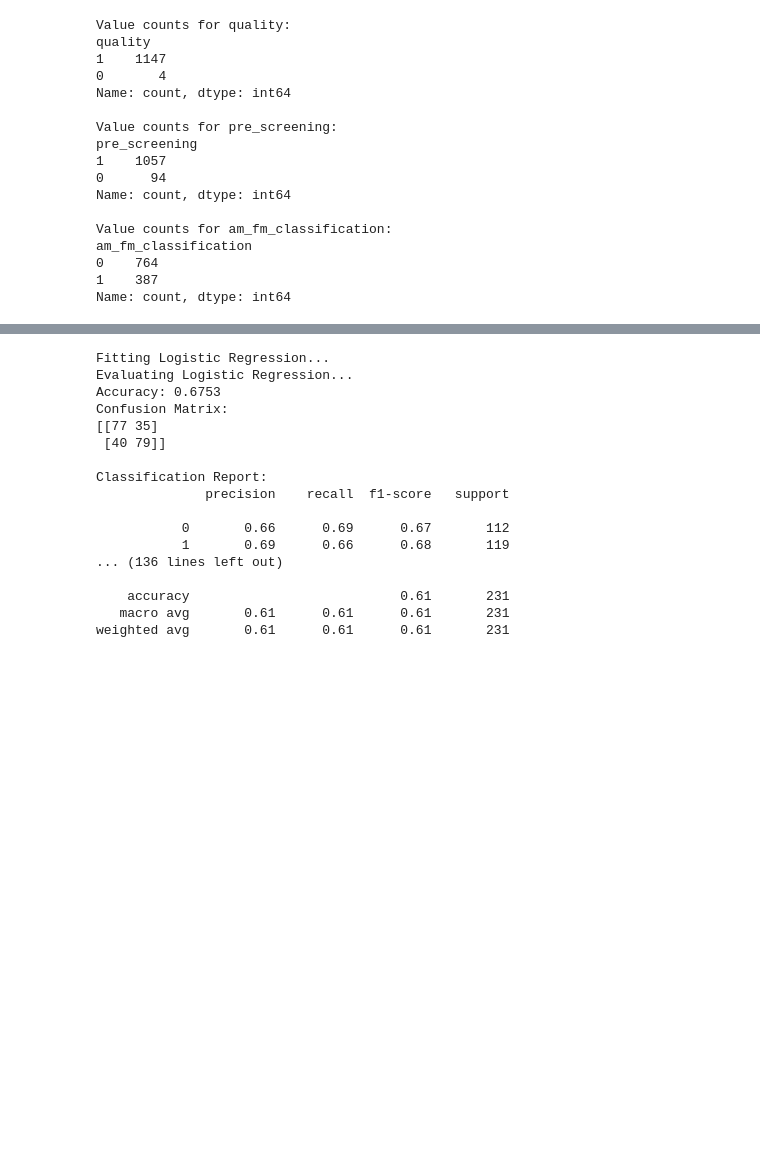
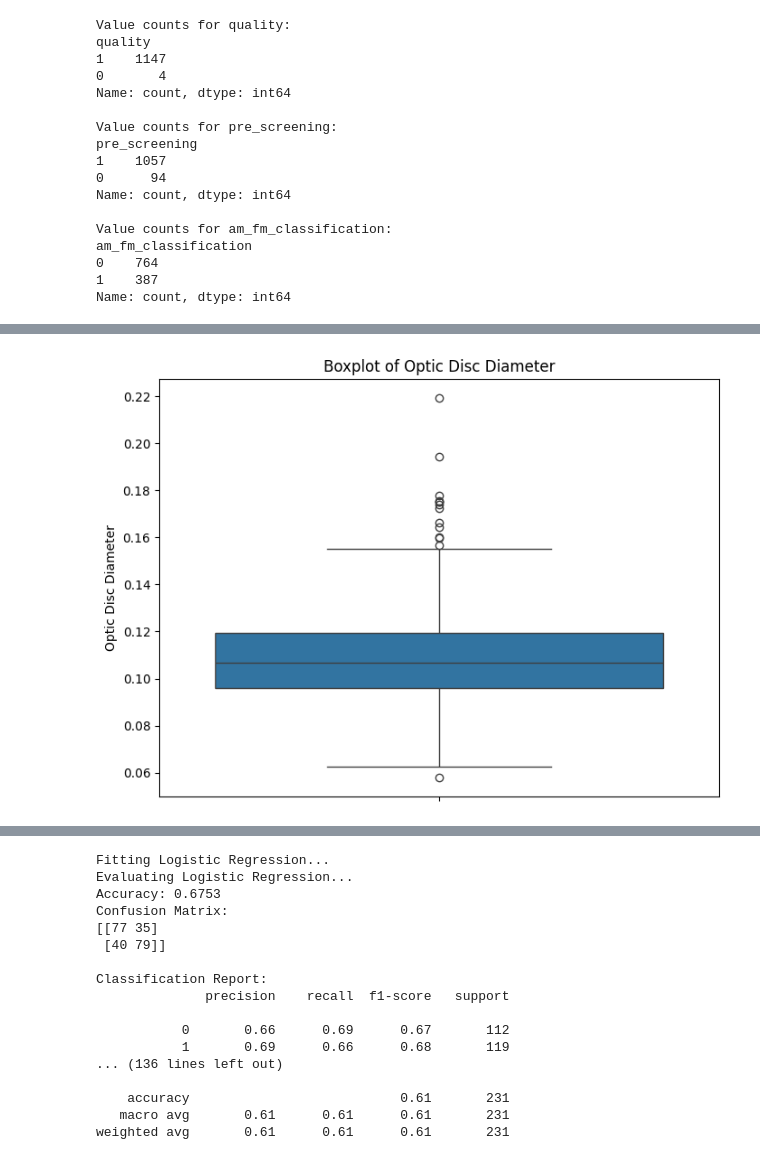
Before and after one commit to leonej01/Project-2-ML-Diabetic-Retinopathy, a Jupyter notebook: Starter_file.ipynb, the cells around one changed output, grey strips where cells are left out. Saved outputs shown, nothing was run; the diff lists cells and outputs as text; code cells hidden in the pictures; blank space fills up the shorter version.

```diff
--- a/Starter_file.ipynb
+++ b/Starter_file.ipynb
@@ -92,0 +173,10 @@ Name: count, dtype: int64
+# %%
+# Boxplot for 'opticdisc_diameter'
+
+plt.figure(figsize=(8, 6))
+sns.boxplot(y=df['opticdisc_diameter'])
+plt.title('Boxplot of Optic Disc Diameter')
+plt.ylabel('Optic Disc Diameter')
+plt.show()
+# %% [output]
+[figure, added]
```
Also changed, not shown: parts of 22 cells of this notebook.
